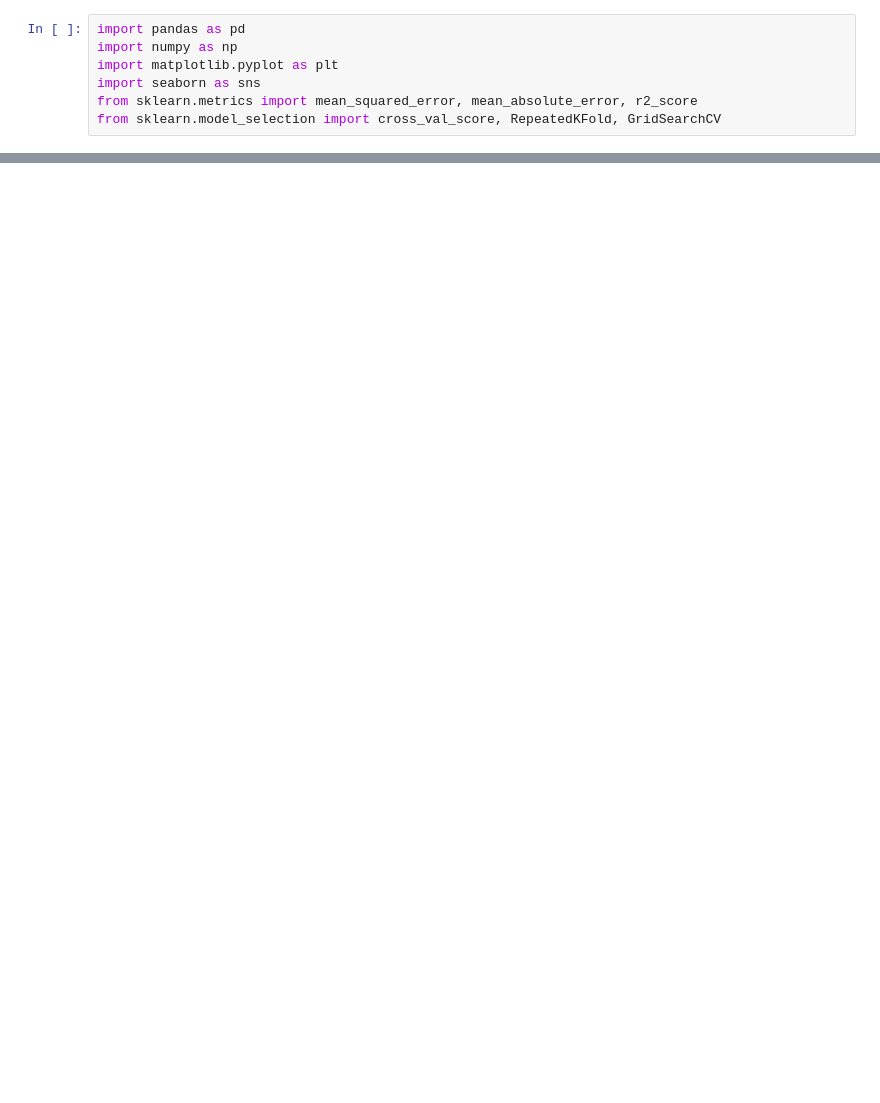
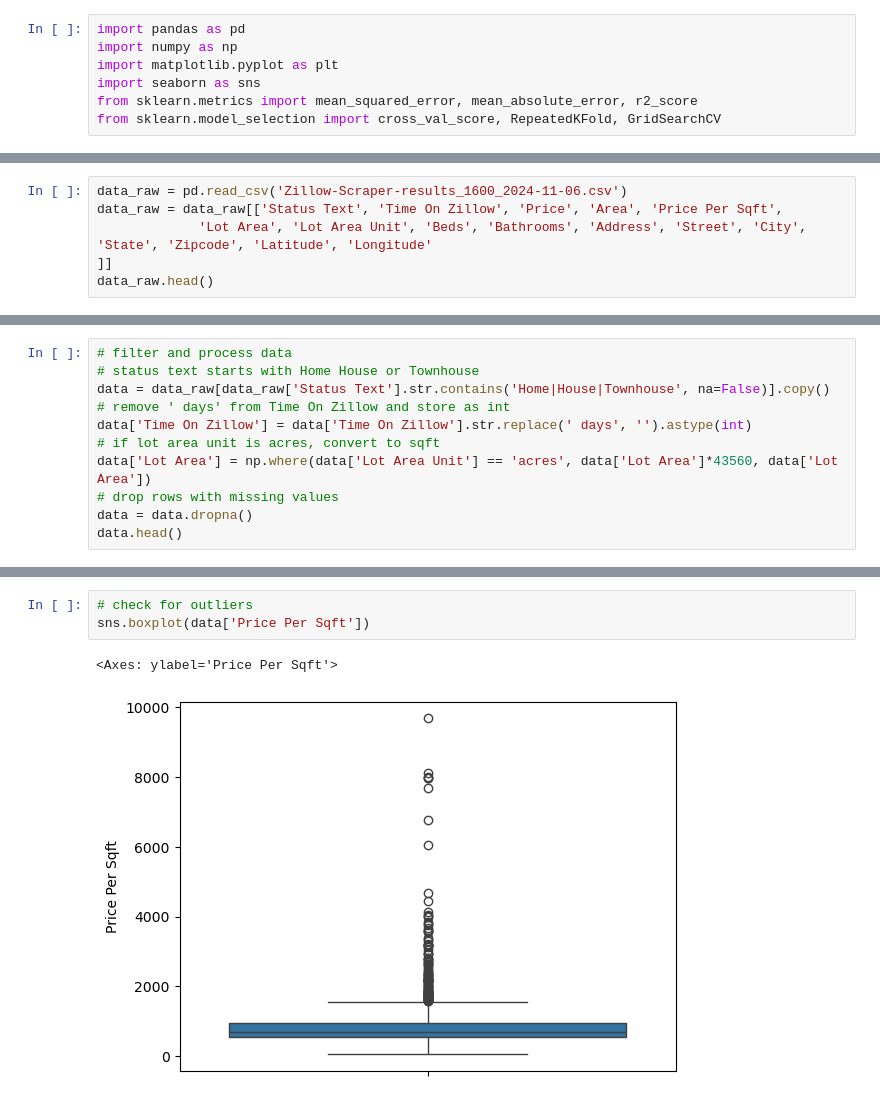
Before and after one commit to inphilia/HousingPrices, a Jupyter notebook: zillow_price.ipynb, the cells around one changed output, grey strips where cells are left out. Drawn from its saved outputs; the diff is of its cells as text; blank space fills up the shorter version.

```diff
--- a/zillow_price.ipynb
+++ b/zillow_price.ipynb
@@ -112,0 +8,6 @@ xDescription = list(xtrain.columns)
+# %%
+data_raw = pd.read_csv('Zillow-Scraper-results_1600_2024-11-06.csv')
+data_raw = data_raw[['Status Text', 'Time On Zillow', 'Price', 'Area', 'Price Per Sqft',
+             'Lot Area', 'Lot Area Unit', 'Beds', 'Bathrooms', 'Address', 'Street', 'City', 'State', 'Zipcode', 'Latitude', 'Longitude'
+]]
+data_raw.head()
@@ -112,0 +21,11 @@ xDescription = list(xtrain.columns)
+# %%
+# filter and process data
+# status text starts with Home House or Townhouse
+data = data_raw[data_raw['Status Text'].str.contains('Home|House|Townhouse', na=False)].copy()
+# remove ' days' from Time On Zillow and store as int
+data['Time On Zillow'] = data['Time On Zillow'].str.replace(' days', '').astype(int)
+# if lot area unit is acres, convert to sqft
+data['Lot Area'] = np.where(data['Lot Area Unit'] == 'acres', data['Lot Area']*43560, data['Lot Area'])
+# drop rows with missing values
+data = data.dropna()
+data.head()
@@ -112,0 +39,6 @@ xDescription = list(xtrain.columns)
+# %%
+# check for outliers
+sns.boxplot(data['Price Per Sqft'])
+# %% [output]
+<Axes: ylabel='Price Per Sqft'>
+[figure, added]
```
Also changed, not shown: parts of 21 cells of this notebook, 1 other file.
